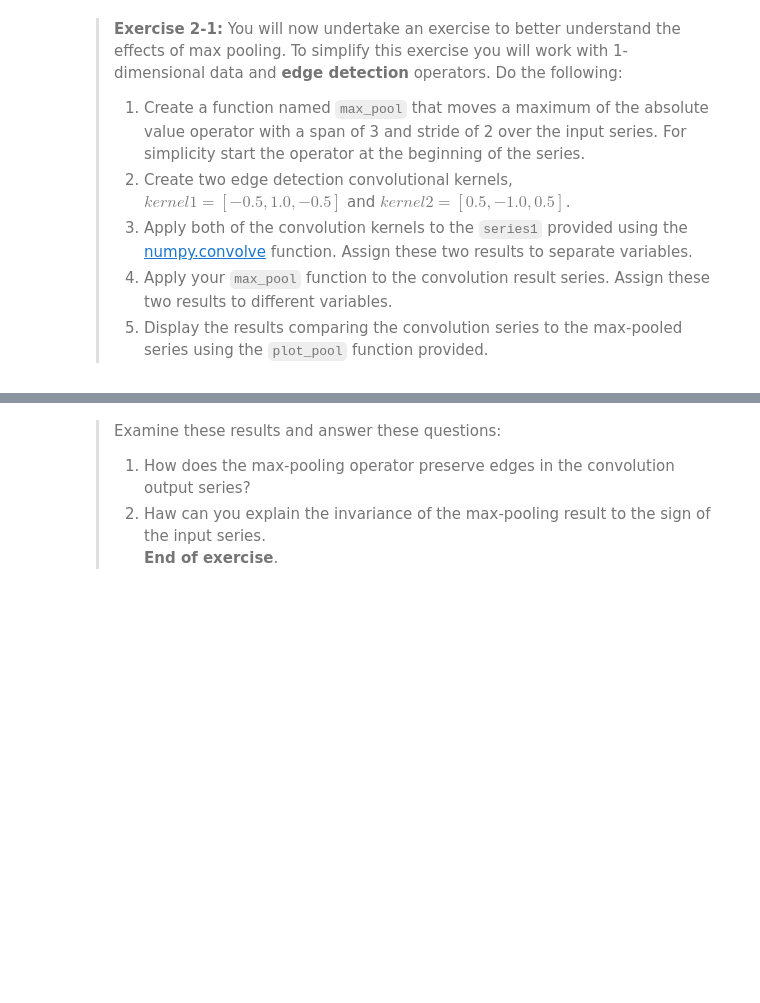
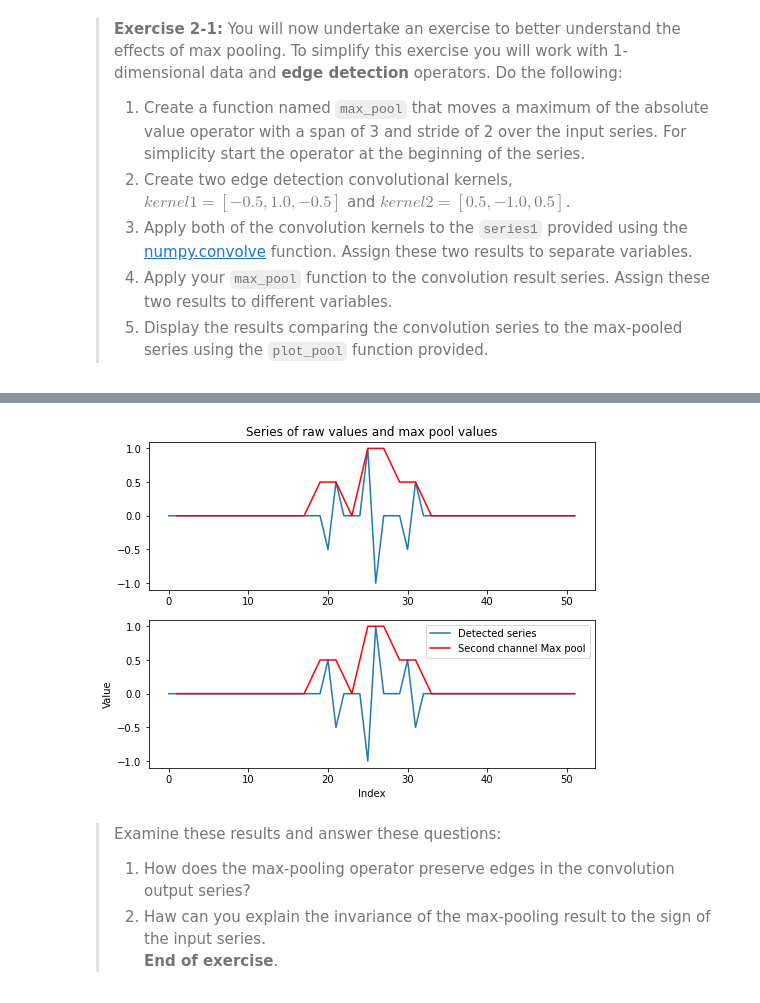
Before and after one commit to rodolfolermacontreras/ML_3_Assignment_2, a Jupyter notebook: 2_IntroToCovNets.ipynb, the cells around one changed output, grey strips where cells are left out. Cells and saved outputs as stored; diff of their text form; code cells hidden in the pictures; blank space fills up the shorter version.

```diff
--- a/2_IntroToCovNets.ipynb
+++ b/2_IntroToCovNets.ipynb
@@ -184,0 +175,40 @@ kernel2 = [0.5,-1.0,0.5]
+# %%
+## Your code goes below
+def max_pool(series, span, stride):
+    pools = []
+    for i in np.arange(series.shape[0], step = stride):
+        diff_pools = series[i:i+span]
+        pools.append(diff_pools)
+    expected_pools = len(pools)
+    max_pool = []
+    for j in pools:
+        max_value = np.max(abs(j))
+        max_pool.append(max_value)
+    return expected_pools, max_pool
+
+#Kernel Filters Values
+kernel1 = [-0.5,1.0,-0.5]
+kernel2 = [0.5,-1.0,0.5]
+
+#Convolution
+conv1 = np.convolve(kernel1, series1)
+conv2 = np.convolve(kernel2, series1)
+
+#Looking at the values for the convolution example
+print('Conv1')
+print(conv1)
+print("")
+print('Conv2')
+print(conv2)
+
+#Applying MaxPool function
+len1, max1 = max_pool(conv1, 3, 2)
+len2, max2 = max_pool(conv2, 3, 2)
+
+#Looking at the values for the MaxPooling
+print("")
+print('Max1')
+print(max1)
+print("")
+print('Max2')
+print(max2)
@@ -185,3 +233,7 @@ kernel2 = [0.5,-1.0,0.5]
+# %%
+plot_pool(conv1, conv2, max1, max2)
+# %% [output]
+[figure, added]
 # %% [markdown]
 > Examine these results and answer these questions:
 > 1. How does the max-pooling operator preserve edges in the convolution output series?
```
Also changed, not shown: parts of 19 cells of this notebook.
